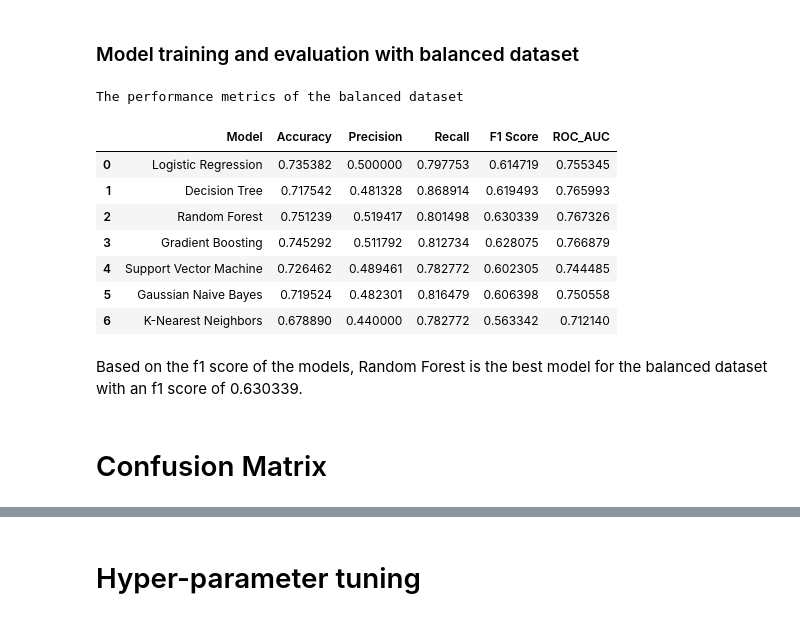
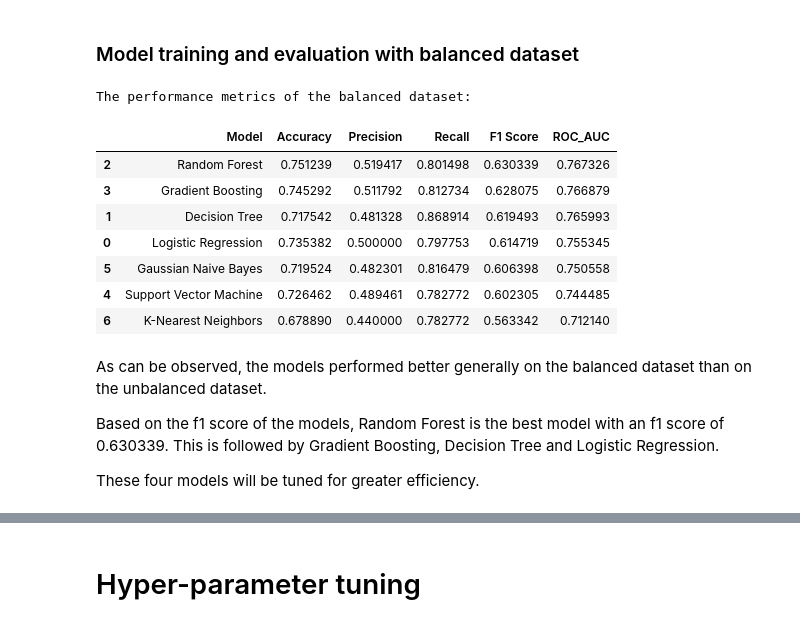
Before and after one commit to iameberedavid/Telco-Churn-Analysis, a Jupyter notebook: Jupyter Notebook.ipynb, the cells around one changed output, grey strips where cells are left out. Saved outputs shown, nothing was run; the diff lists cells and outputs as text; code cells hidden in the pictures.

```diff
--- a/Jupyter Notebook.ipynb
+++ b/Jupyter Notebook.ipynb
@@ -1516,44 +1519,49 @@ Based on the f1 score of the models, Guassian Naive Bayes is the best model for
 bal_performance_metrics = pd.DataFrame(columns=['Model', 'Accuracy', 'Precision', 'Recall', 'F1 Score', 'ROC_AUC'])
 
 # Model training, evaluation and result calculation
 for model_name, model in models:
     # Model training with balanced dataset
     model.fit(X_train_resampled, y_train_resampled)
 
     # Using models to make predictions on validation set
     y_pred = model.predict(X_val)
 
     # Calculate performance metrics of balanced dataset
     accuracy = accuracy_score(y_val, y_pred)
     precision = precision_score(y_val, y_pred)
     recall = recall_score(y_val, y_pred)
     f1 = f1_score(y_val, y_pred)
     roc_auc = roc_auc_score(y_val, y_pred)
 
     # Store the calculation results in the balanced performance metrics DataFrame
     bal_performance_metrics = bal_performance_metrics._append({
         'Model': model_name,
         'Accuracy': accuracy,
         'Precision': precision,
         'Recall': recall,
         'F1 Score': f1,
         'ROC_AUC': roc_auc
     }, ignore_index=True)
 
-# Print the performance metrics DataFrame
-print('The performance metrics of the balanced dataset')
+# Arrange the performance metrics DataFrame in descending order according to the F1 Score
+bal_performance_metrics = bal_performance_metrics.sort_values('F1 Score', ascending=False)
+
+# Show the performance metrics DataFrame
+print('The performance metrics of the balanced dataset:')
 bal_performance_metrics
 # %% [output]
-The performance metrics of the balanced dataset
+The performance metrics of the balanced dataset:
 |  | Model | Accuracy | Precision | Recall | F1 Score | ROC_AUC |
-| 0 | Logistic Regression | 0.735382 | 0.500000 | 0.797753 | 0.614719 | 0.755345 |
-| 1 | Decision Tree | 0.717542 | 0.481328 | 0.868914 | 0.619493 | 0.765993 |
 | 2 | Random Forest | 0.751239 | 0.519417 | 0.801498 | 0.630339 | 0.767326 |
 | 3 | Gradient Boosting | 0.745292 | 0.511792 | 0.812734 | 0.628075 | 0.766879 |
+| 1 | Decision Tree | 0.717542 | 0.481328 | 0.868914 | 0.619493 | 0.765993 |
+| 0 | Logistic Regression | 0.735382 | 0.500000 | 0.797753 | 0.614719 | 0.755345 |
+| 5 | Gaussian Naive Bayes | 0.719524 | 0.482301 | 0.816479 | 0.606398 | 0.750558 |
 | 4 | Support Vector Machine | 0.726462 | 0.489461 | 0.782772 | 0.602305 | 0.744485 |
-| 5 | Gaussian Naive Bayes | 0.719524 | 0.482301 | 0.816479 | 0.606398 | 0.750558 |
 | 6 | K-Nearest Neighbors | 0.678890 | 0.440000 | 0.782772 | 0.563342 | 0.712140 |
 # %% [markdown]
-Based on the f1 score of the models, Random Forest is the best model for the balanced dataset with an f1 score of 0.630339.
+As can be observed, the models performed better generally on the balanced dataset than on the unbalanced dataset.
+
+Based on the f1 score of the models, Random Forest is the best model with an f1 score of 0.630339. This is followed by Gradient Boosting, Decision Tree and Logistic Regression.
+
+These four models will be tuned for greater efficiency.
-# %% [markdown]
-# Confusion Matrix
```
Also changed, not shown: parts of 8 cells of this notebook.
